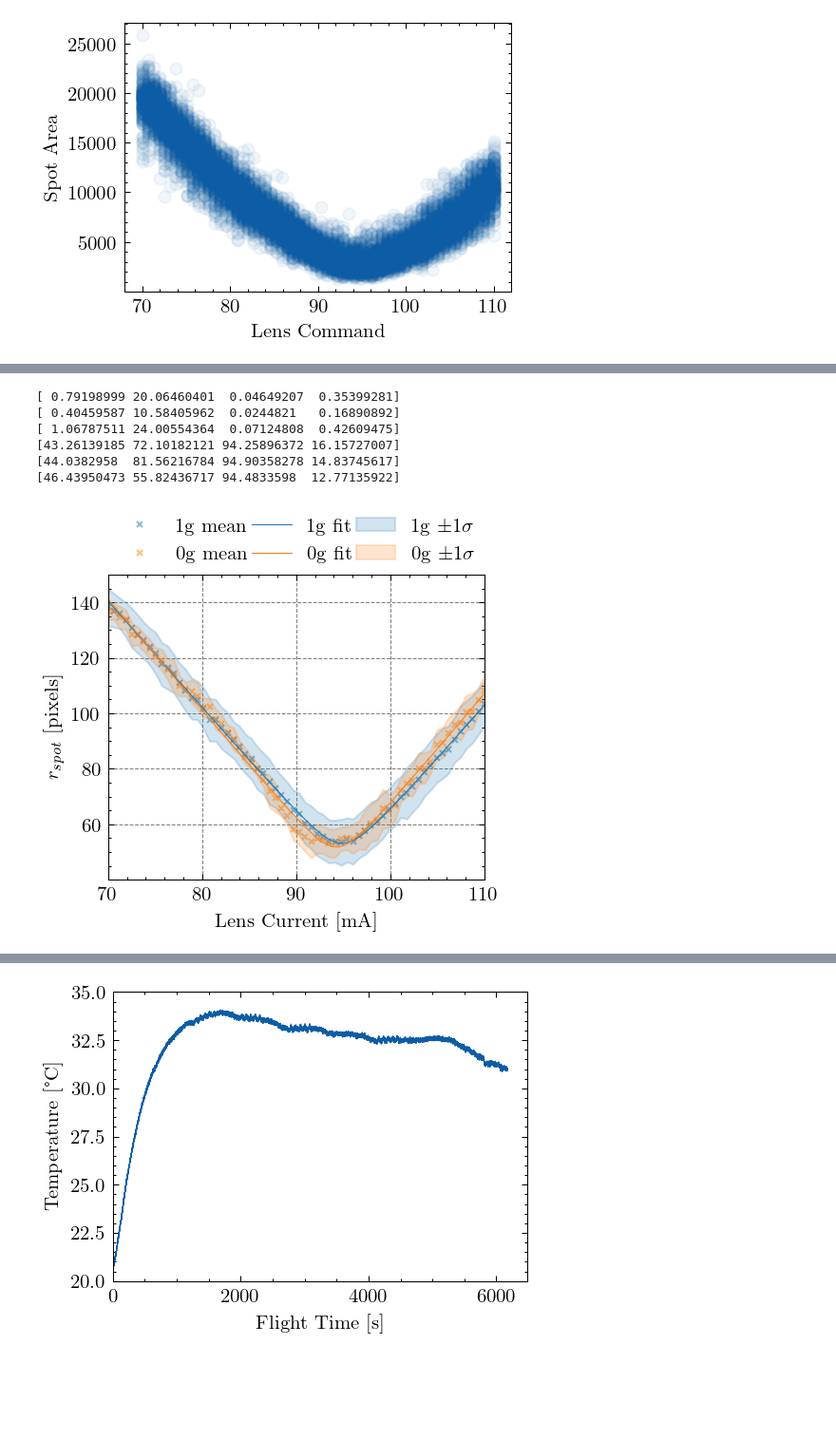
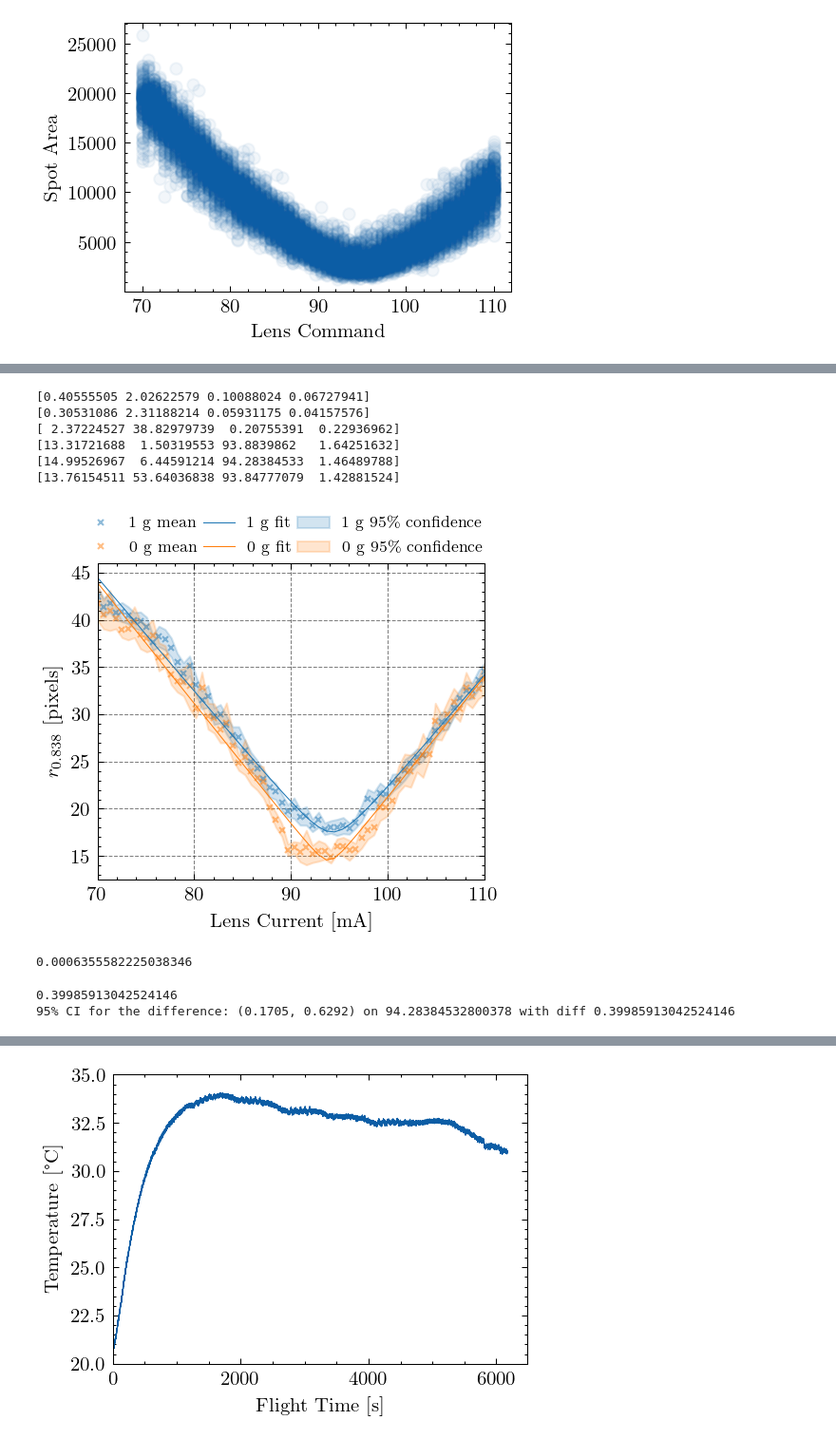
Before and after one commit to MIT-STARLab/mosaic-zerog-code, a Jupyter notebook: analyse_optotune.ipynb, the cells around one changed output, grey strips where cells are left out. Shown at 95% size. Saved outputs shown, nothing was run; the diff lists cells and outputs as text; code cells hidden in the pictures; blank space fills up the shorter version.

```diff
--- a/analyse_optotune.ipynb
+++ b/analyse_optotune.ipynb
@@ -276,51 +461,89 @@ sqarea_1g = np.array([x[1] for x in spots_1g])
 # print(hyperb(cmds_0g, 1, 1, 1))
 # print(cmds_0g.shape)
 # print(sqarea_0g.shape)
-popt_0g, pcov_0g = curve_fit(hyperb, cmds_0g, sqarea_0g, p0=[60, 1, 92, 10])
-popt_hg, pcov_hg = curve_fit(hyperb, cmds_hg, sqarea_hg, p0=[60, 1, 92, 10])
-popt_1g, pcov_1g = curve_fit(hyperb, cmds_1g, sqarea_1g, p0=[60, 1, 92, 10])
+popt_0g, pcov_0g = curve_fit(hyperb, cmds_0g, sqarea_0g, p0=[15, 1, 95, 2.5])
+popt_hg, pcov_hg = curve_fit(hyperb, cmds_hg, sqarea_hg, p0=[15, 1, 95, 2.5])
+popt_1g, pcov_1g = curve_fit(hyperb, cmds_1g, sqarea_1g, p0=[15, 1, 95, 2.5])
 
 plt.figure(figsize=(3.5, 3.25))
 linsp = np.linspace(70, 110)
 plt.plot(focal_cmds, spot_mean_1g, 'x', alpha=0.5, color="tab:blue",markersize=2.5)
 plt.plot(focal_cmds, spot_mean_0g, 'x', alpha=0.5, color="tab:orange",markersize=2.5)
 # plt.plot(focal_cmds, spot_mean_hg, 'x', alpha=0.5)
 
-# plt.plot(linsp, hyperb(linsp, 60, 1, 92, 10))
+# plt.plot(linsp, hyperb(linsp, 15, 1, 95, 1))
 plt.plot(linsp, hyperb(linsp, *popt_1g), color="tab:blue")
 plt.plot(linsp, hyperb(linsp, *popt_0g), color="tab:orange")
 # plt.plot(linsp, hyperb(linsp, *popt_hg), color="tab:green")
 
 print(np.sqrt(np.diag(pcov_0g)))
 print(np.sqrt(np.diag(pcov_1g)))
 print(np.sqrt(np.diag(pcov_hg)))
 
 print(popt_0g)
 print(popt_1g)
 print(popt_hg)
 
 # plt.plot(focal_cmds,(spot_mean_1g), 'x')
-plt.fill_between(focal_cmds, (spot_mean_1g + spot_sd_1g), (spot_mean_1g - spot_sd_1g), alpha=0.2, color="tab:blue")
+plt.fill_between(focal_cmds, (spot_mean_1g + spot_95_1g), (spot_mean_1g - spot_95_1g), alpha=0.2, color="tab:blue")
 # plt.plot(focal_cmds, (spot_mean_0g), 'x')
-plt.fill_between(focal_cmds, (spot_mean_0g + spot_sd_0g), (spot_mean_0g - spot_sd_0g), alpha=0.2, color="tab:orange")
+plt.fill_between(focal_cmds, (spot_mean_0g + spot_95_0g), (spot_mean_0g - spot_95_0g), alpha=0.2, color="tab:orange")
 # plt.plot(focal_cmds, (spot_mean_hg), 'x')
 # plt.fill_between(focal_cmds, (spot_mean_hg + spot_sd_hg), (spot_mean_hg - spot_sd_hg), alpha=0.2)
 plt.tight_layout()
 # plt.grid()
 plt.xlim(70, 110)
 
 plt.xlabel("Lens Current [mA]")
-plt.ylabel("$r_{spot}$ [pixels]")
-plt.legend(["1g mean", "0g mean", "1g fit", "0g fit", "1g $\pm 1 \sigma$", "0g $\pm 1 \sigma$"], loc='lower left', bbox_to_anchor=(-0.015, 0.98, 1.035, 0.1), ncol=3, mode="expand",frameon=False)
+plt.ylabel("$r_{0.838}$ [pixels]")
+plt.legend(["1 g mean", "0 g mean", "1 g fit", "0 g fit", "1 g 95\% confidence", "0 g 95\% confidence"], loc='lower left', bbox_to_anchor=(-0.07, 0.98, 1.1, 0.1), ncol=3, mode="expand", fontsize=8,frameon=False)
 plt.tight_layout()
 plt.savefig("r_spot_optotune.pdf")
 plt.show()
+
+# Obtain standard errors for both datasets
+perr_0g = np.sqrt(np.diag(pcov_0g))
+perr_1g = np.sqrt(np.diag(pcov_1g))
+
+# Compute the t-statistic for the first parameter (e.g., slope)
+t_statistic = (popt_0g[2] - popt_1g[2]) / np.sqrt(perr_0g[2]**2 + perr_1g[2]**2)
+
+df_0g = len(cmds_0g) - len(popt_0g)
+df_1g = len(cmds_1g) - len(popt_1g)
+df = df_0g + df_1g - 2  # For two independent samples
+
+# Compute the p-value
+if t_statistic > 0:
+    p_value = 2 * (1 - t.cdf(t_statistic, df))
+else:
+    p_value = 2 * t.cdf(t_statistic, df)
+
+print(p_value)
 # %% [output]
-[ 0.79198999 20.06460401  0.04649207  0.35399281]
-[ 0.40459587 10.58405962  0.0244821   0.16890892]
-[ 1.06787511 24.00554364  0.07124808  0.42609475]
-[43.26139185 72.10182121 94.25896372 16.15727007]
-[44.0382958  81.56216784 94.90358278 14.83745617]
-[46.43950473 55.82436717 94.4833598  12.77135922]
+[0.40555505 2.02622579 0.10088024 0.06727941]
+[0.30531086 2.31188214 0.05931175 0.04157576]
+[ 2.37224527 38.82979739  0.20755391  0.22936962]
+[13.31721688  1.50319553 93.8839862   1.64251632]
+[14.99526967  6.44591214 94.28384533  1.46489788]
+[13.76154511 53.64036838 93.84777079  1.42881524]
-[figure, old version]
+[figure, new version]
+0.0006355582225038346
+# %%
+# Calculate the standard deviation of the difference
+sigma_diff = np.sqrt(perr_1g[2]**2 + perr_0g[2]**2)
+
+# Calculate the difference between the third parameters
+diff = popt_1g[2] - popt_0g[2]
+print(popt_1g[2] - popt_0g[2])
+# Calculate the 95% confidence interval
+z = 1.96
+conf_interval = z * sigma_diff
+
+lower_bound = diff - conf_interval
+upper_bound = diff + conf_interval
+
+print(f"95% CI for the difference: ({lower_bound:.4f}, {upper_bound:.4f}) on {popt_1g[2]} with diff {diff}")
+# %% [output]
+0.39985913042524146
+95% CI for the difference: (0.1705, 0.6292) on 94.28384532800378 with diff 0.39985913042524146
 # %%
```
Also changed, not shown: parts of 15 cells of this notebook.
